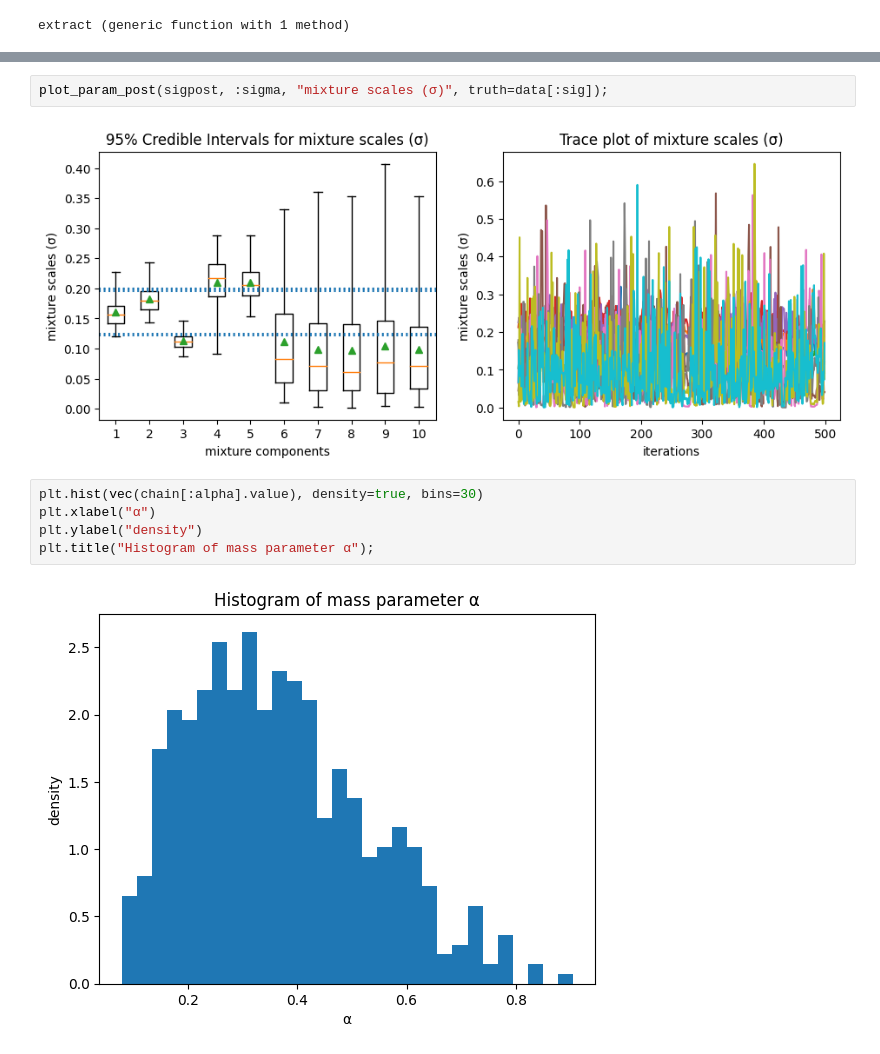
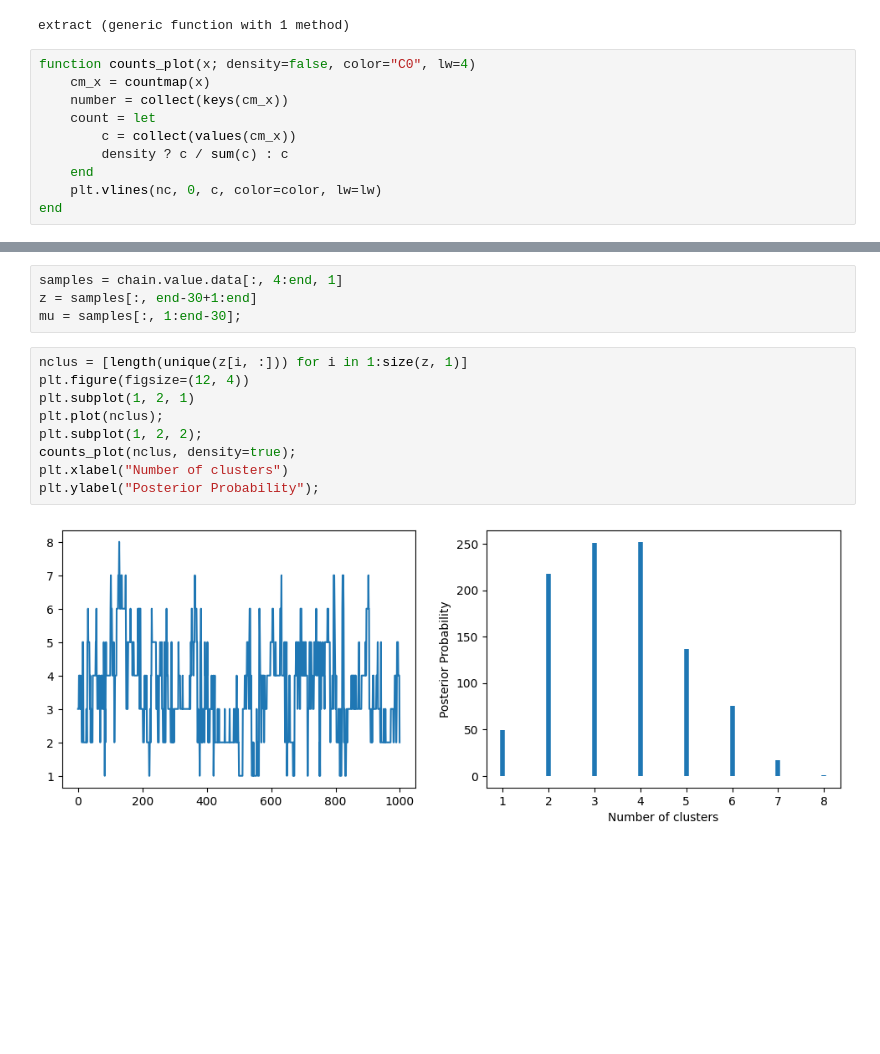
Before and after one commit to luiarthur/TuringBnpBenchmarks, a Jupyter notebook: src/dp-gmm/notebooks/dp_crp_test.ipynb, the cells around one changed output, grey strips where cells are left out. Drawn from its saved outputs; the diff is of its cells as text; blank space fills up the shorter version.

```diff
--- a/src/dp-gmm/notebooks/dp_crp_test.ipynb
+++ b/src/dp-gmm/notebooks/dp_crp_test.ipynb
@@ -27,3 +27,13 @@ function extract(chain, sym; burn=0)
 end
 # %% [output]
 extract (generic function with 1 method)
+# %%
+function counts_plot(x; density=false, color="C0", lw=4)
+    cm_x = countmap(x)
+    number = collect(keys(cm_x))
+    count = let
+        c = collect(values(cm_x))
+        density ? c / sum(c) : c
+    end
+    plt.vlines(nc, 0, c, color=color, lw=lw)
+end
@@ -148,11 +98,15 @@ plot_param_post(mupost, :mu, "mixture means (μ)", truth=data[:mu]);
-# %%
-plot_param_post(sigpost, :sigma, "mixture scales (σ)", truth=data[:sig]);
-# %% [output]
-[figure, removed]
-# %%
-plt.hist(vec(chain[:alpha].value), density=true, bins=30)
-plt.xlabel("α")
-plt.ylabel("density")
-plt.title("Histogram of mass parameter α");
-# %% [output]
-[figure, removed]
+# %%
+samples = chain.value.data[:, 4:end, 1]
+z = samples[:, end-30+1:end]
+mu = samples[:, 1:end-30];
+# %%
+nclus = [length(unique(z[i, :])) for i in 1:size(z, 1)]
+plt.figure(figsize=(12, 4))
+plt.subplot(1, 2, 1)
+plt.plot(nclus);
+plt.subplot(1, 2, 2);
+counts_plot(nclus, density=true);
+plt.xlabel("Number of clusters")
+plt.ylabel("Posterior Probability");
+# %% [output]
+[figure, added]
```
Also changed, not shown: parts of 10 cells of this notebook.
